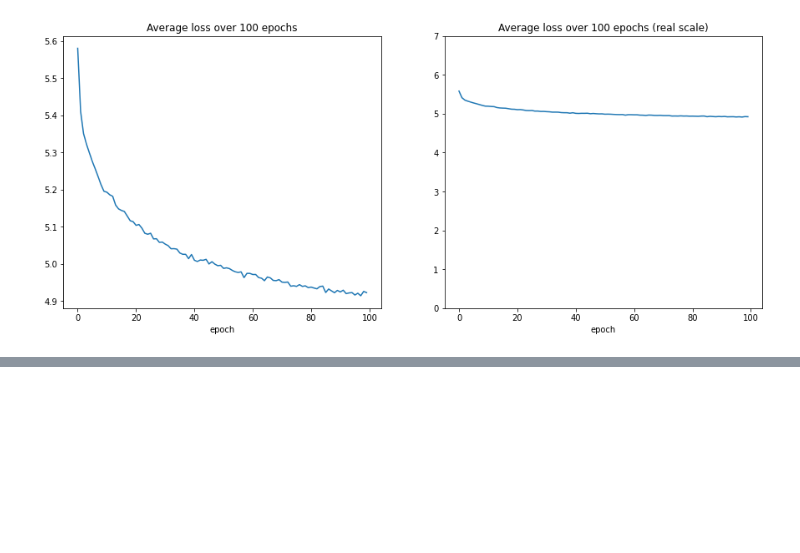
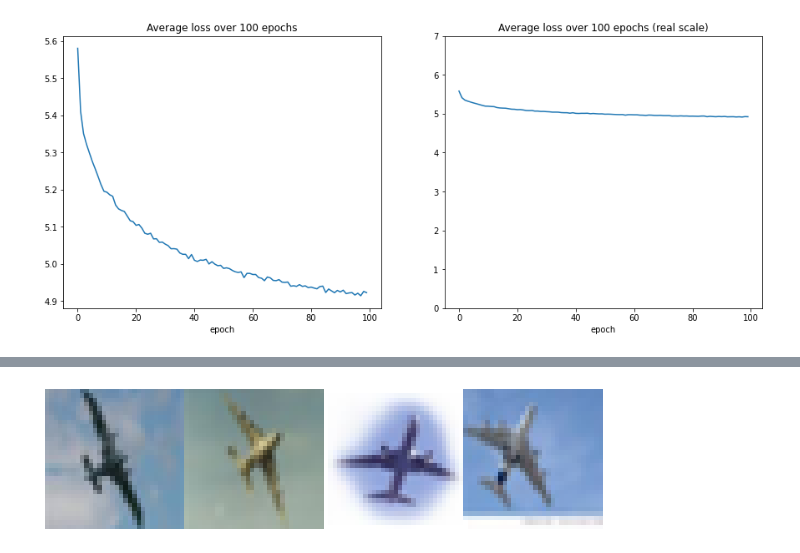
Before and after one commit to AlinaGodun/dcl_b, a Jupyter notebook: DCB Notebook.ipynb, the cells around one changed output, grey strips where cells are left out. Cells and saved outputs as stored; diff of their text form; code cells hidden in the pictures; blank space fills up the shorter version.

```diff
--- a/DCB Notebook.ipynb
+++ b/DCB Notebook.ipynb
@@ -257,0 +298,6 @@ make_plots(df=it_epoch_group, x='epoch', y='loss', kind='line', ylim=(0,7), figs
+# %%
+sim_ids = [28,29,65,139]
+similar_ids = [[28,29], [28,65], [28,139], [29,65], [29,139], [65,139]]
+plot_pics(example_data.data[0], (2,0,1), sim_ids)
+# %% [output]
+[figure, added]
```
Also changed, not shown: parts of 11 cells of this notebook, 2 other files.
